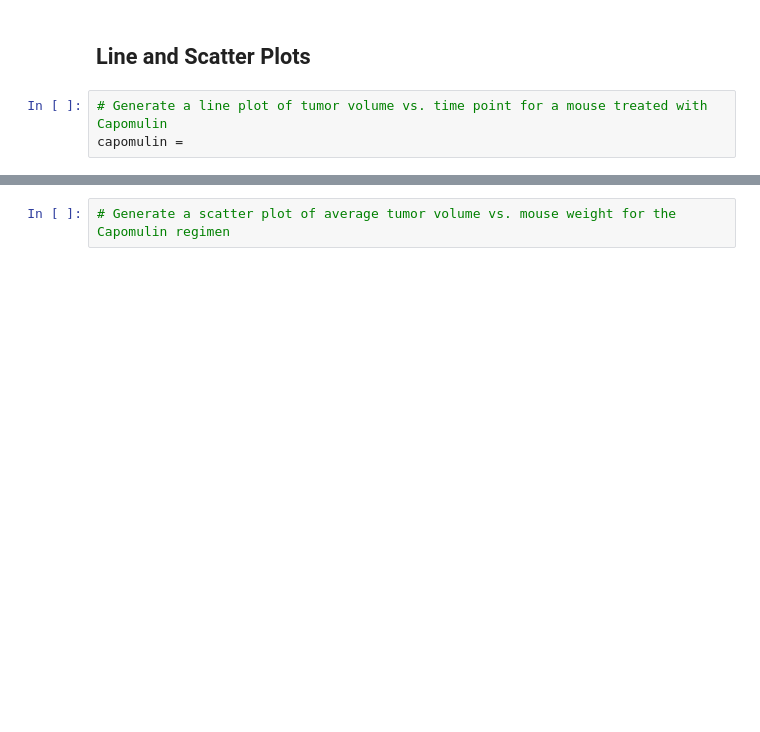
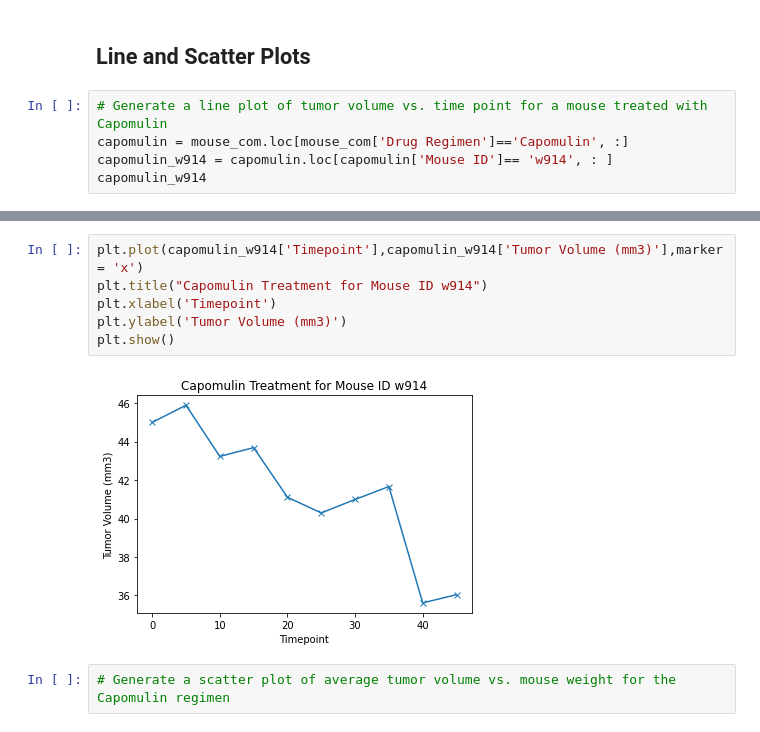
Before and after one commit to clairewkh/Matplotlib-Challenge, a Jupyter notebook: pymaceuticals_starter.ipynb, the cells around one changed output, grey strips where cells are left out. Drawn from its saved outputs; the diff is of its cells as text; blank space fills up the shorter version.

Commit message:
Second Push(Completed Line Graph)

```diff
--- a/pymaceuticals_starter.ipynb
+++ b/pymaceuticals_starter.ipynb
@@ -174,4 +174,6 @@ plt.show()
 ## Line and Scatter Plots
 # %%
 # Generate a line plot of tumor volume vs. time point for a mouse treated with Capomulin
-capomulin =
+capomulin = mouse_com.loc[mouse_com['Drug Regimen']=='Capomulin', :]
+capomulin_w914 = capomulin.loc[capomulin['Mouse ID']== 'w914', : ]
+capomulin_w914
@@ -178,3 +192,11 @@ capomulin =
+# %%
+plt.plot(capomulin_w914['Timepoint'],capomulin_w914['Tumor Volume (mm3)'],marker = 'x')
+plt.title("Capomulin Treatment for Mouse ID w914")
+plt.xlabel('Timepoint')
+plt.ylabel('Tumor Volume (mm3)')
+plt.show()
+# %% [output]
+[figure, added]
 # %%
 # Generate a scatter plot of average tumor volume vs. mouse weight for the Capomulin regimen
 # %% [markdown]
```
Also changed, not shown: parts of 2 cells of this notebook.
